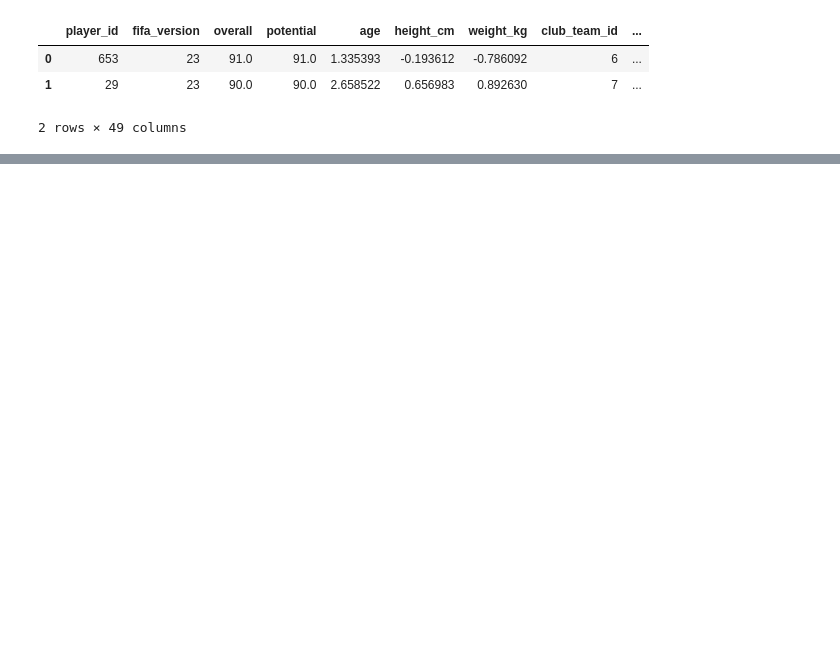
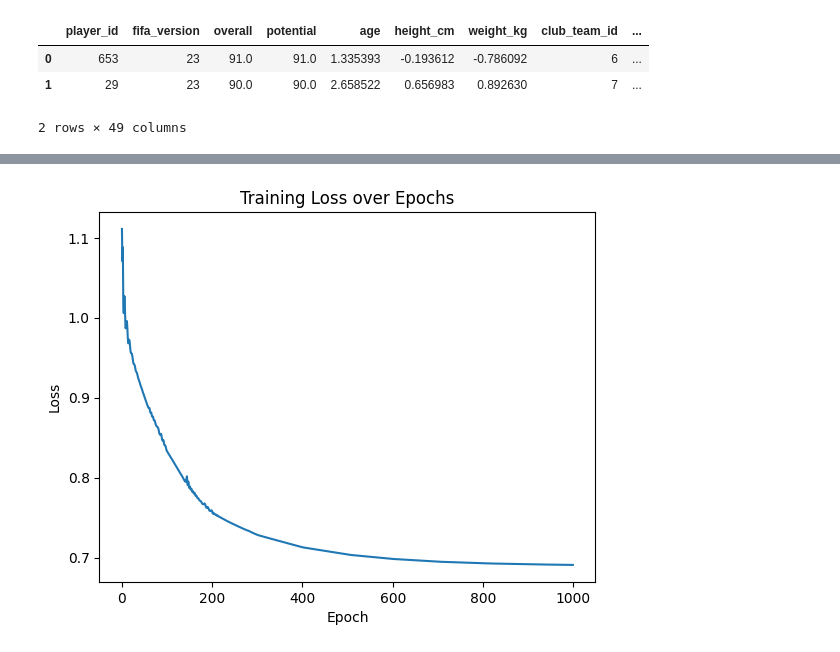
Before and after one commit to JonathonLeiding/fifa-score-analysis, a Jupyter notebook: fifa_neural_network.ipynb, the cells around one changed output, grey strips where cells are left out. Drawn from its saved outputs; the diff is of its cells as text; code cells hidden in the pictures; blank space fills up the shorter version.

Commit message:
Created a Model (w/o embedding) on the FIFA data that has a loss of ~0.86 on test set for goals and assists

```diff
--- a/fifa_neural_network.ipynb
+++ b/fifa_neural_network.ipynb
@@ -38,6 +38,10 @@ df.head(2)
 # %%
 player_ids = torch.tensor(df['player_id'].values, dtype=torch.long)
 club_ids = torch.tensor(df['club_team_id'].values, dtype=torch.long)
+
+df = df[df['pace'].notna()]
+
+
 df = df.drop(['primary_position', 'player_id', 'club_team_id'], axis=1)
 df['preferred_foot'] = df['preferred_foot'].map({'Right': 0, 'Left': 1})
 # %%
@@ -59,3 +63,22 @@ Y_test = torch.FloatTensor(Y_test.values)
 torch.manual_seed(31)
 # Create an instance of a Model
 model = Model()
+# %%
+optimizer = optim.Adam(model.parameters(), lr=0.001)
+criterion = nn.SmoothL1Loss()
+scheduler = torch.optim.lr_scheduler.StepLR(optimizer, step_size=100, gamma=0.60)
+# %%
+losses = []
+epochs = 1000
+for i in range(0,epochs):
+  y_pred = model.forward(X_train)
+  loss = criterion(y_pred, Y_train)
+  losses.append(loss.detach().cpu().numpy())
+
+  if (i%10 == 0) | (i == epochs-1):
+    print(f'epoch: {i}  loss: {loss}')
+
+  optimizer.zero_grad()
+  loss.backward()
+  optimizer.step()
+  scheduler.step()
@@ -61,0 +103,9 @@ model = Model()
+# %%
+# Graph the loss
+plt.plot(range(epochs), losses)
+plt.ylabel("Loss")
+plt.xlabel("Epoch")
+plt.title("Training Loss over Epochs")
+plt.show()
+# %% [output]
+[figure, added]
```
Also changed, not shown: parts of 2 cells of this notebook.
